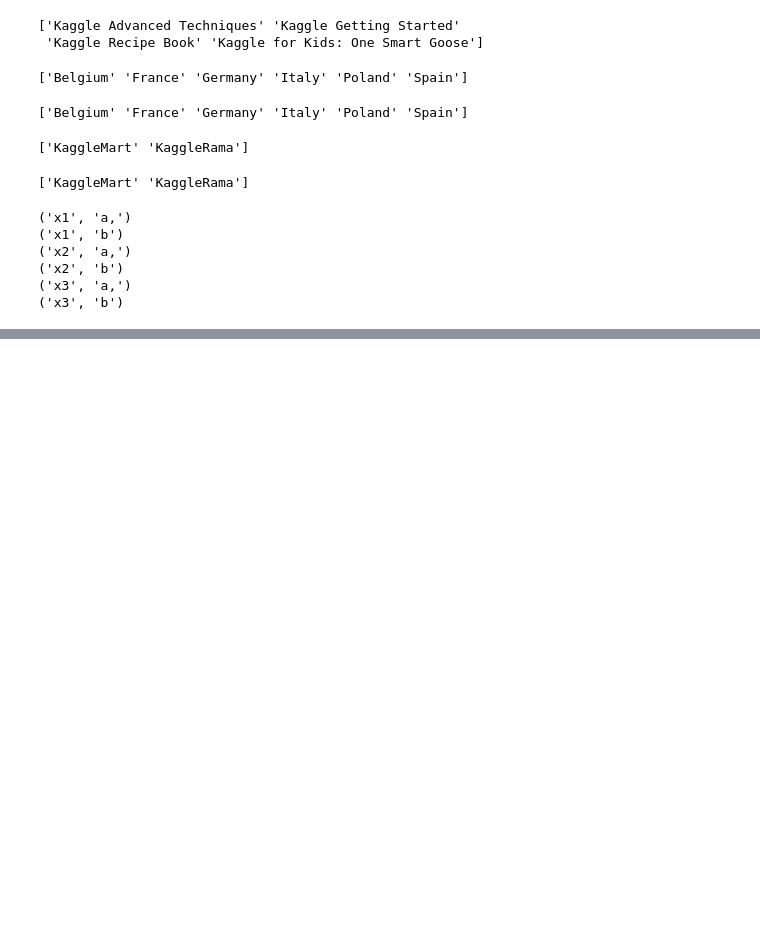
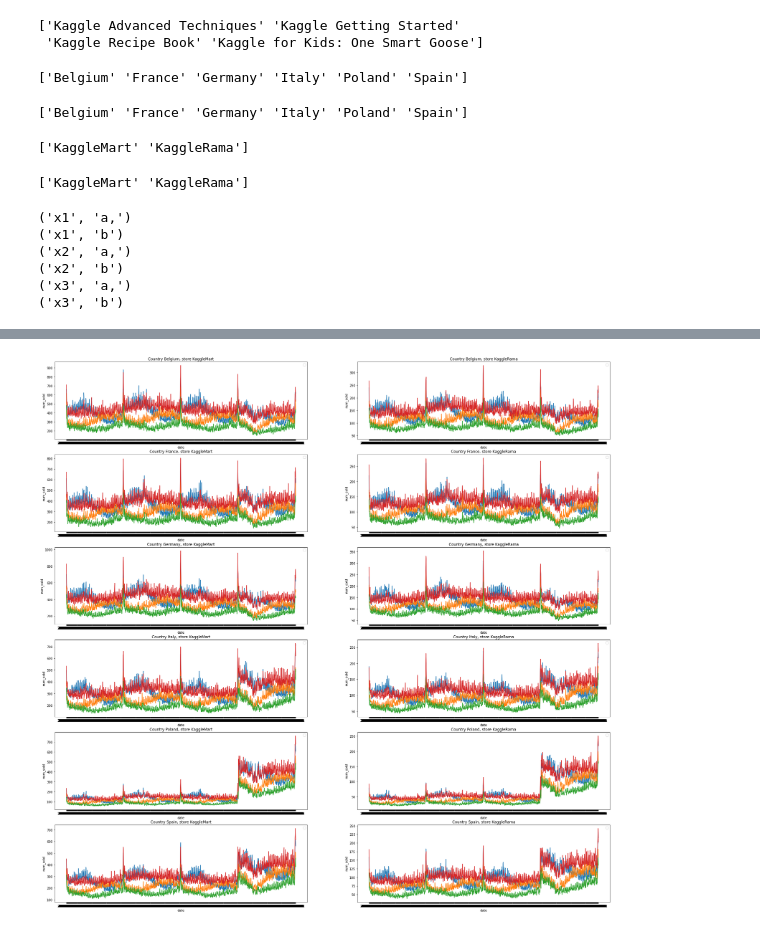
Before and after one commit to pmnry/KaggleSept, a Jupyter notebook: septembertabularplayground.ipynb, the cells around one changed output, grey strips where cells are left out. Saved outputs shown, nothing was run; the diff lists cells and outputs as text; code cells hidden in the pictures; blank space fills up the shorter version.

```diff
--- a/septembertabularplayground.ipynb
+++ b/septembertabularplayground.ipynb
@@ -177 +188,15 @@ plt.show()
+# %%
+_, axs = plt.subplots(6,2, figsize=(32,32))
+
+for x, ax in zip([x for x in product(countries, stores)], axs.ravel()):
+
+    sns.lineplot(x='date', y='num_sold', data=train[(train['product'] == 'A') & (train['store'] == x[1]) & (train['country'] == x[0])],ax=ax)
+    sns.lineplot(x='date', y='num_sold', data=train[(train['product'] == 'B') & (train['store'] == x[1]) & (train['country'] == x[0])],ax=ax)
+    sns.lineplot(x='date', y='num_sold', data=train[(train['product'] == 'C') & (train['store'] == x[1]) & (train['country'] == x[0])],ax=ax)
+    sns.lineplot(x='date', y='num_sold', data=train[(train['product'] == 'D') & (train['store'] == x[1]) & (train['country'] == x[0])],ax=ax)
+    ax.set_title('Country {c}, store {s}'.format(c=x[0], s=x[1]))
+    ax.legend()
+plt.show()
+# %% [output]
+[figure, added]
 # %%
```
Also changed, not shown: parts of 9 cells of this notebook.
